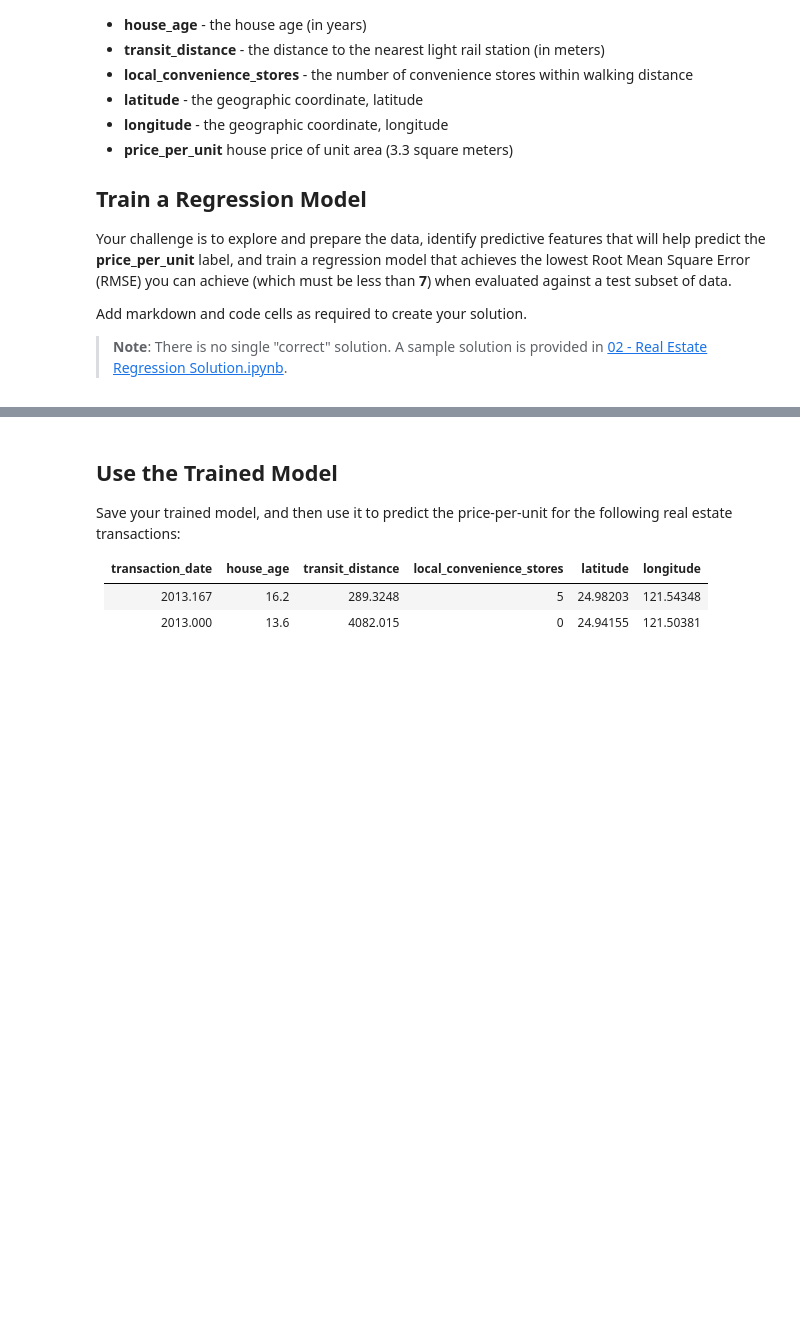
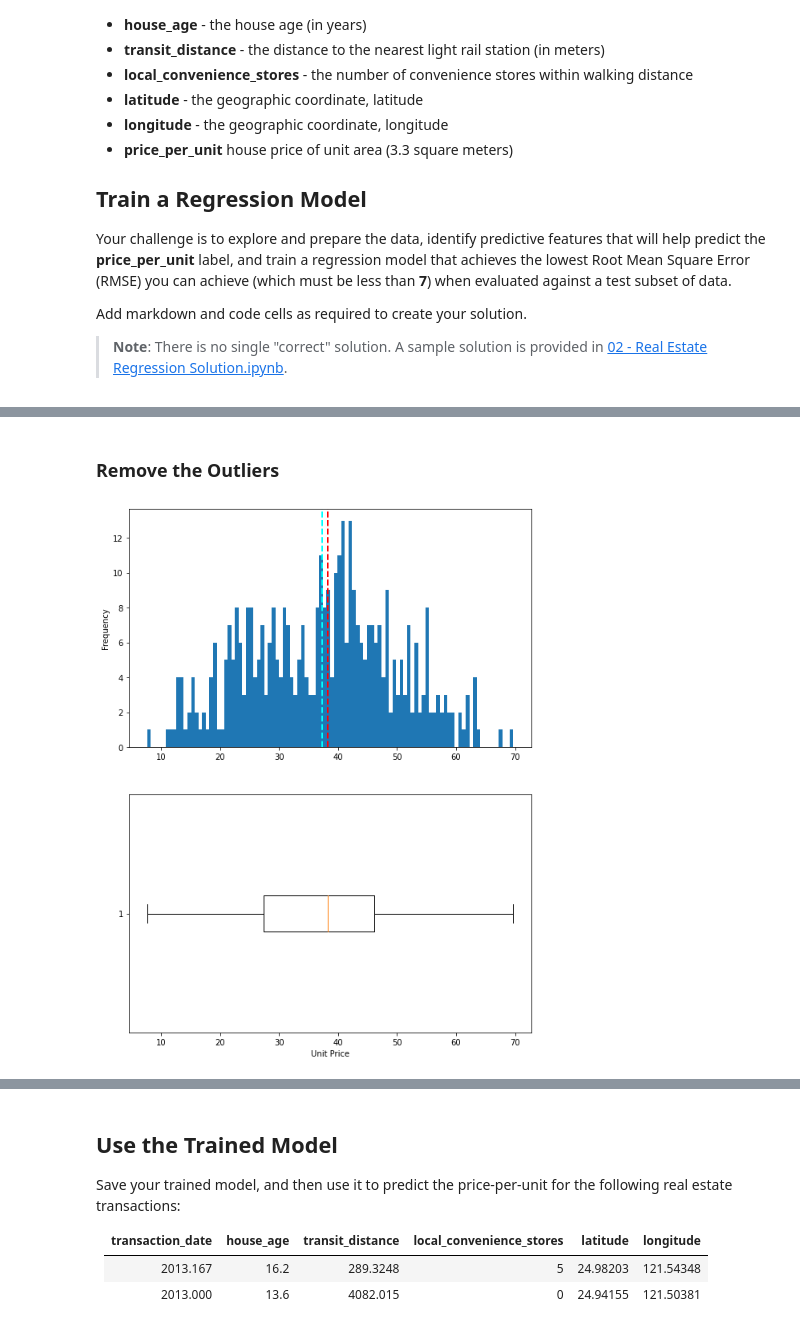
Before and after one commit to MicrosoftDocs/ml-basics, a Jupyter notebook: challenges/02 - Real Estate Regression Challenge.ipynb, the cells around one changed output, grey strips where cells are left out. Saved outputs shown, nothing was run; the diff lists cells and outputs as text; code cells hidden in the pictures; blank space fills up the shorter version.

```diff
--- a/challenges/02 - Real Estate Regression Challenge.ipynb
+++ b/challenges/02 - Real Estate Regression Challenge.ipynb
@@ -42,0 +85,15 @@ Add markdown and code cells as required to create your solution.
+# %% [markdown]
+### Remove the Outliers
+# %%
+data = data[data.price_per_unit < 70]
+
+fig,ax = plt.subplots(2,1, figsize = (9,12))
+ax[0].hist(data[y[0]], bins=100)
+ax[0].set_ylabel('Frequency')
+ax[0].axvline(data[y[0]].mean(), color='cyan', linestyle='dashed',linewidth=2)
+ax[0].axvline(data[y[0]].median(), color='red', linestyle='dashed',linewidth=2)
+ax[1].boxplot(data[y[0]], vert=False)
+ax[1].set_xlabel("Unit Price")
+fig.show()
+# %% [output]
+[figure, added]
```
Also changed, not shown: parts of 11 cells of this notebook, 2 other files.
